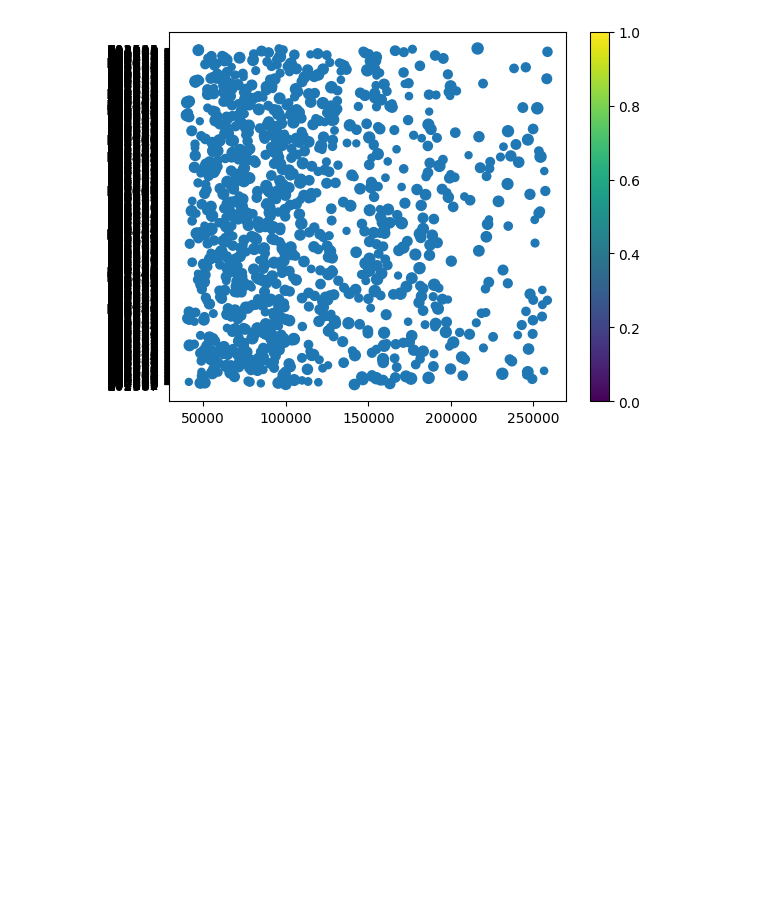
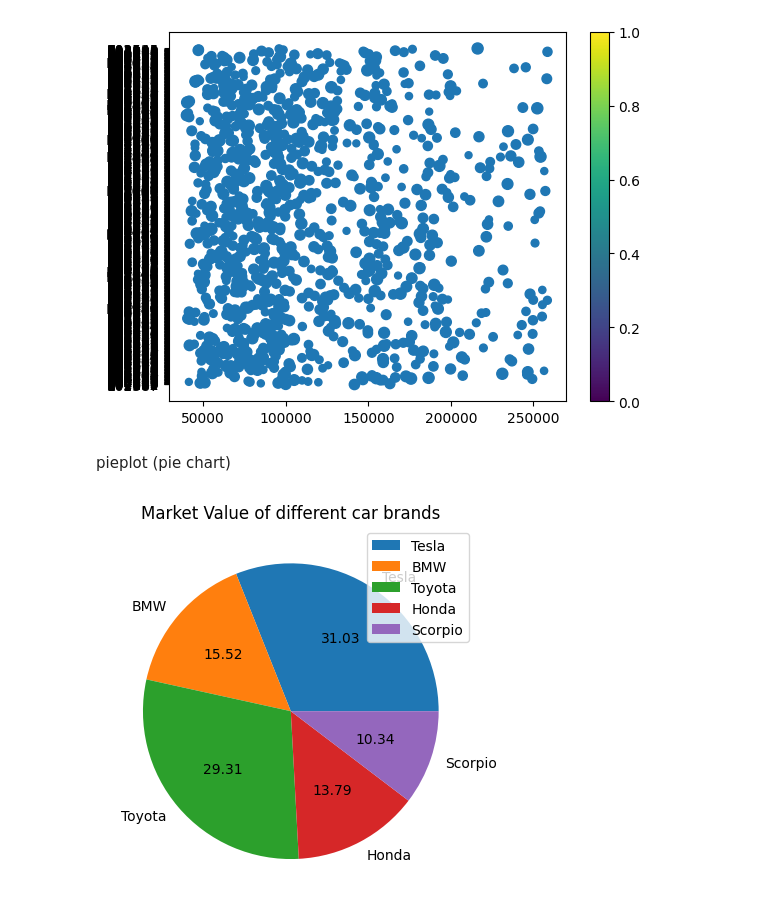
Before and after one commit to sudip-khanal/python-Basics, a Jupyter notebook: matplot.ipynb, the cells around one changed output. Saved outputs shown, nothing was run; the diff lists cells and outputs as text; code cells hidden in the pictures; blank space fills up the shorter version.

```diff
--- a/matplot.ipynb
+++ b/matplot.ipynb
@@ -171,3 +171,16 @@ plt.show()
 3     0.07  United States    Chicago        NaT
 4     0.00  United States    Phoenix        NaT
 [figure]
+# %% [markdown]
+pieplot (pie chart)
+# %%
+import matplotlib.pyplot as plt
+brands=["Tesla","BMW","Toyota","Honda","Scorpio"]
+x=[90,45,85,40,30]
+
+plt.pie(x,labels=brands,autopct="%.2f")
+plt.title("Market Value of different car brands")
+plt.legend(brands)
+plt.show()
+# %% [output]
+[figure, added]
```
Also changed, not shown: parts of 6 cells of this notebook.
